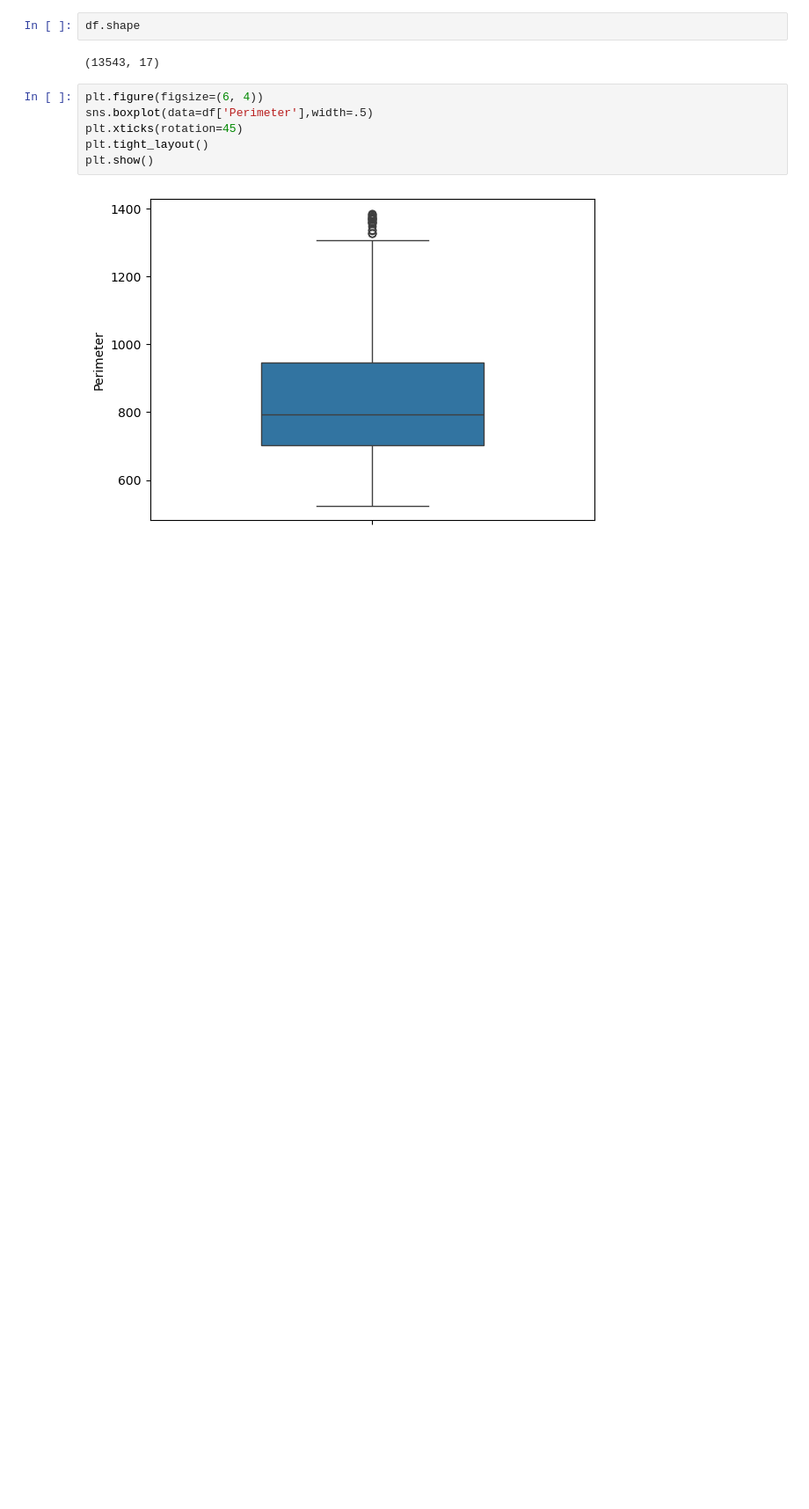
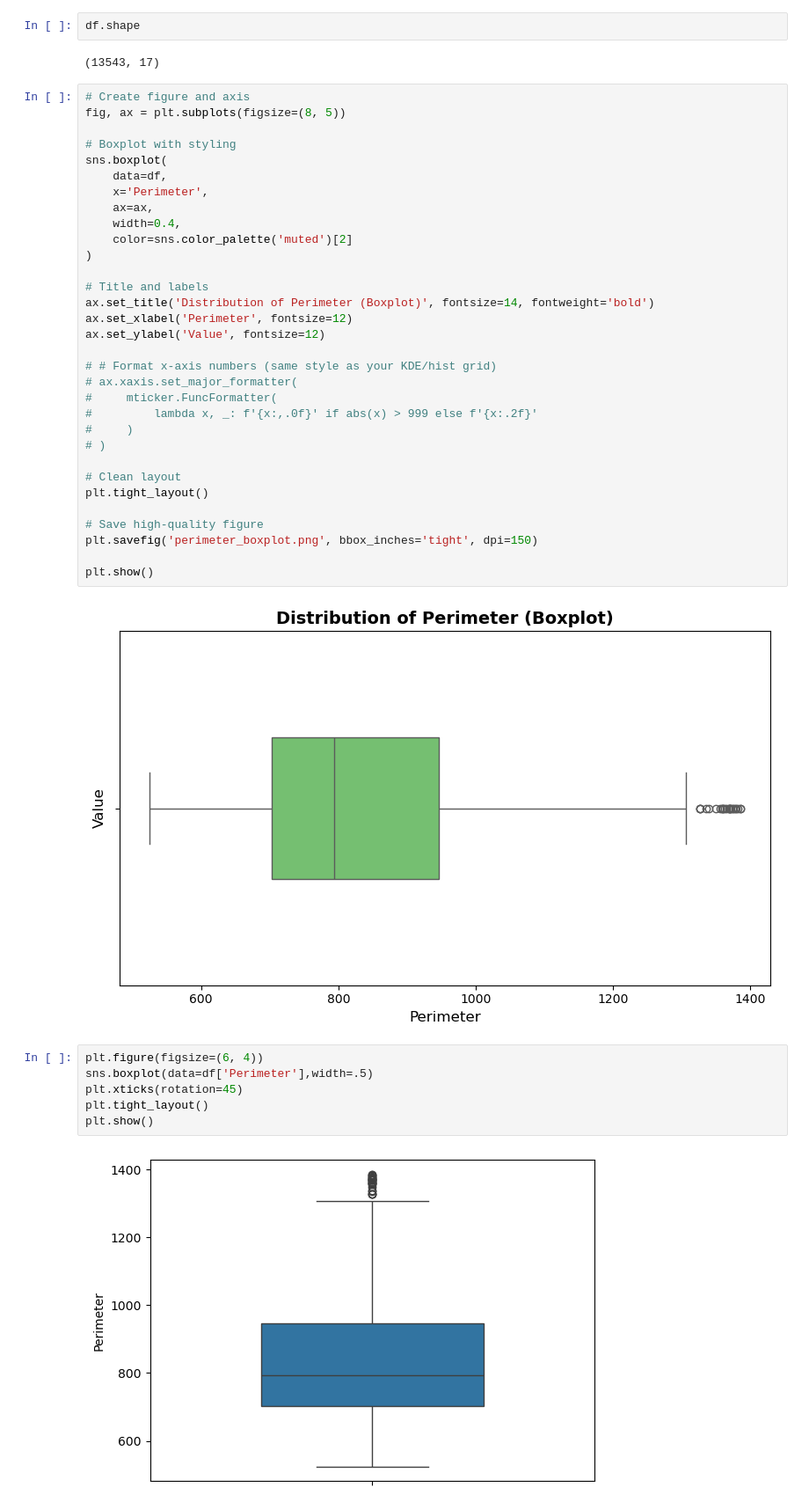
Before and after one commit to shivbhosale2006/machine-learning-dry-bean-dataset, a Jupyter notebook: assignment2_1.ipynb, the cells around one changed output. Shown at 88% size. Saved outputs shown, nothing was run; the diff lists cells and outputs as text; blank space fills up the shorter version.

```diff
--- a/assignment2_1.ipynb
+++ b/assignment2_1.ipynb
@@ -133,6 +140,40 @@ for col in num_cols:
 df.shape
 # %% [output]
 (13543, 17)
+# %%
+# Create figure and axis
+fig, ax = plt.subplots(figsize=(8, 5))
+
+# Boxplot with styling
+sns.boxplot(
+    data=df,
+    x='Perimeter',
+    ax=ax,
+    width=0.4,
+    color=sns.color_palette('muted')[2]
+)
+
+# Title and labels
+ax.set_title('Distribution of Perimeter (Boxplot)', fontsize=14, fontweight='bold')
+ax.set_xlabel('Perimeter', fontsize=12)
+ax.set_ylabel('Value', fontsize=12)
+
+# # Format x-axis numbers (same style as your KDE/hist grid)
+# ax.xaxis.set_major_formatter(
+#     mticker.FuncFormatter(
+#         lambda x, _: f'{x:,.0f}' if abs(x) > 999 else f'{x:.2f}'
+#     )
+# )
+
+# Clean layout
+plt.tight_layout()
+
+# Save high‑quality figure
+plt.savefig('perimeter_boxplot.png', bbox_inches='tight', dpi=150)
+
+plt.show()
+# %% [output]
+[figure, added]
 # %%
 plt.figure(figsize=(6, 4))
 sns.boxplot(data=df['Perimeter'],width=.5)
```
Also changed, not shown: parts of 31 cells of this notebook, 8 other files.
